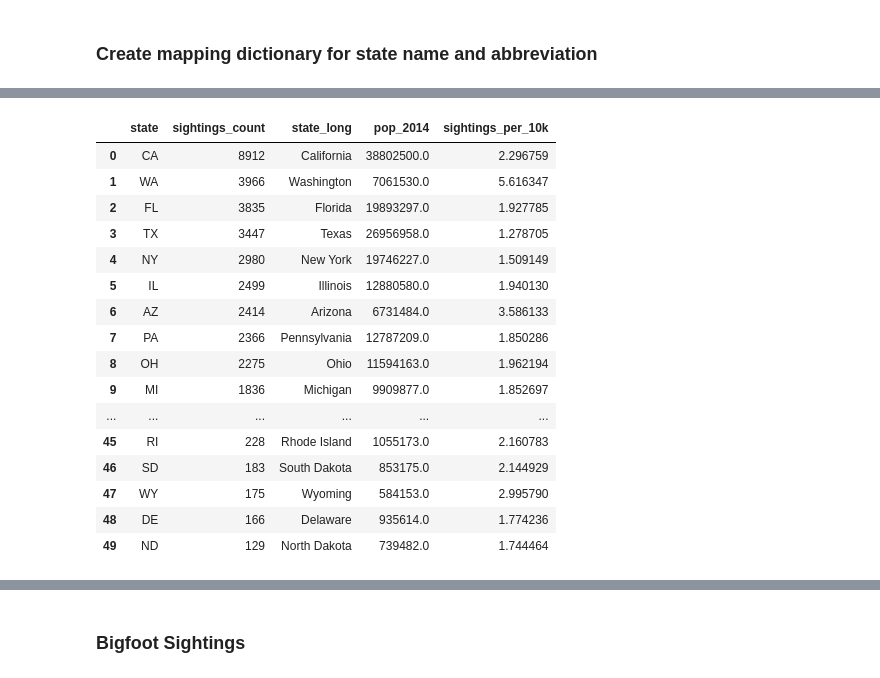
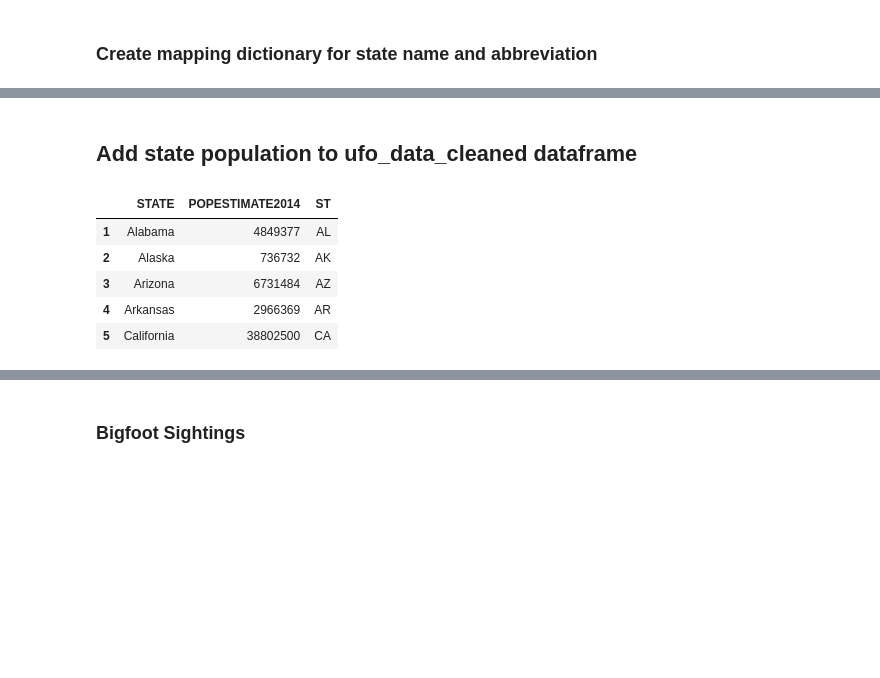
Before and after one commit to kflemming30/UFO_sightings, a Jupyter notebook: Sightings_Analysis.ipynb, the cells around one changed output, grey strips where cells are left out. Saved outputs shown, nothing was run; the diff lists cells and outputs as text; code cells hidden in the pictures; blank space fills up the shorter version.

```diff
--- a/Sightings_Analysis.ipynb
+++ b/Sightings_Analysis.ipynb
@@ -416,24 +360,8 @@ merged_df.sort_values(by='sightings_per_10k', ascending=False)
 # %%
 #remove listings with na
 merged_df.dropna(inplace=True)
-merged_df
+merged_df.sort_values(by='sightings_per_10k', ascending=False)
-# %% [output]
-|  | state | sightings_count | state_long | pop_2014 | sightings_per_10k |
-| 0 | CA | 8912 | California | 38802500.0 | 2.296759 |
-| 1 | WA | 3966 | Washington | 7061530.0 | 5.616347 |
-| 2 | FL | 3835 | Florida | 19893297.0 | 1.927785 |
-| 3 | TX | 3447 | Texas | 26956958.0 | 1.278705 |
-| 4 | NY | 2980 | New York | 19746227.0 | 1.509149 |
-| 5 | IL | 2499 | Illinois | 12880580.0 | 1.940130 |
-| 6 | AZ | 2414 | Arizona | 6731484.0 | 3.586133 |
-| 7 | PA | 2366 | Pennsylvania | 12787209.0 | 1.850286 |
-| 8 | OH | 2275 | Ohio | 11594163.0 | 1.962194 |
-| 9 | MI | 1836 | Michigan | 9909877.0 | 1.852697 |
-| ... | ... | ... | ... | ... | ... |
-| 45 | RI | 228 | Rhode Island | 1055173.0 | 2.160783 |
-| 46 | SD | 183 | South Dakota | 853175.0 | 2.144929 |
-| 47 | WY | 175 | Wyoming | 584153.0 | 2.995790 |
-| 48 | DE | 166 | Delaware | 935614.0 | 1.774236 |
-| 49 | ND | 129 | North Dakota | 739482.0 | 1.744464 |
 # %%
 merged_df.to_csv('state_totals.csv', index=False)
+# %% [markdown]
+## Add state population to ufo_data_cleaned dataframe
@@ -439,0 +384,9 @@ merged_df.to_csv('state_totals.csv', index=False)
+# %%
+population_by_state.head()
+# %% [output]
+|  | STATE | POPESTIMATE2014 | ST |
+| 1 | Alabama | 4849377 | AL |
+| 2 | Alaska | 736732 | AK |
+| 3 | Arizona | 6731484 | AZ |
+| 4 | Arkansas | 2966369 | AR |
+| 5 | California | 38802500 | CA |
```
Also changed, not shown: parts of 16 cells of this notebook, 1 other file.
